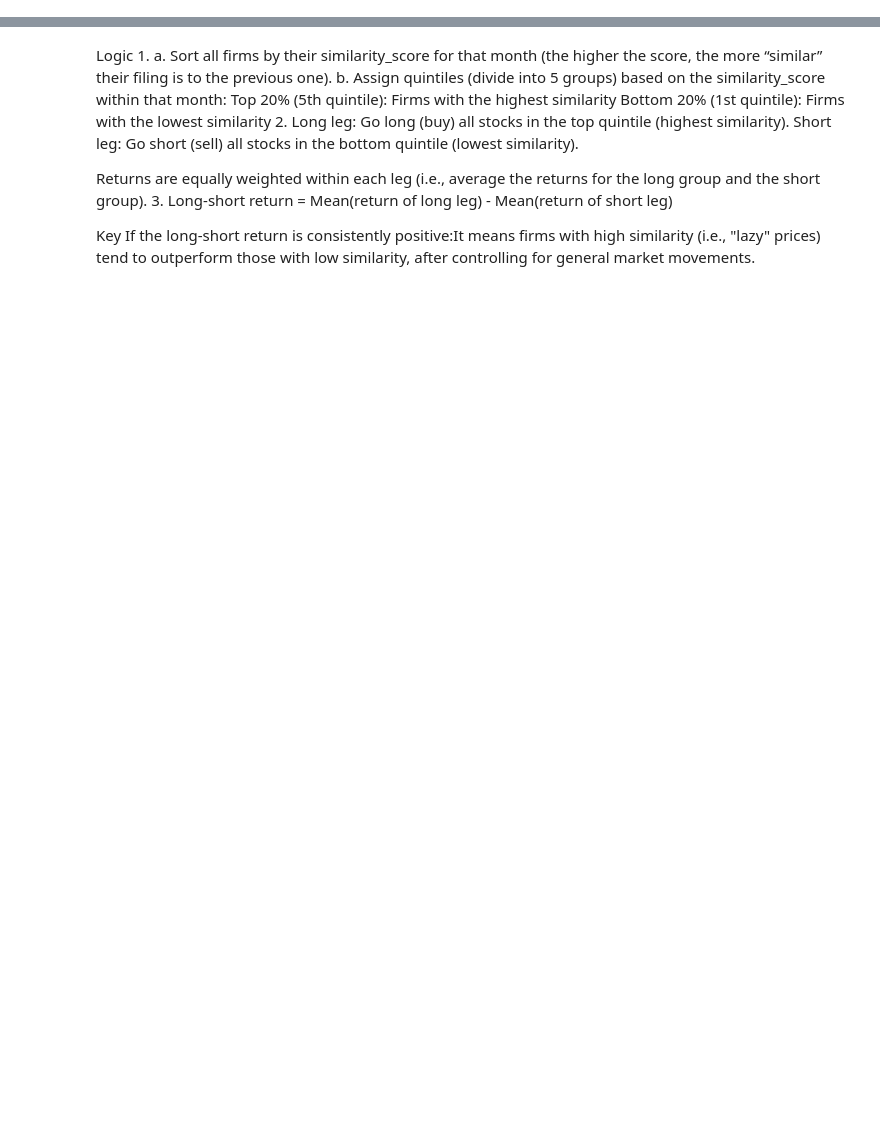
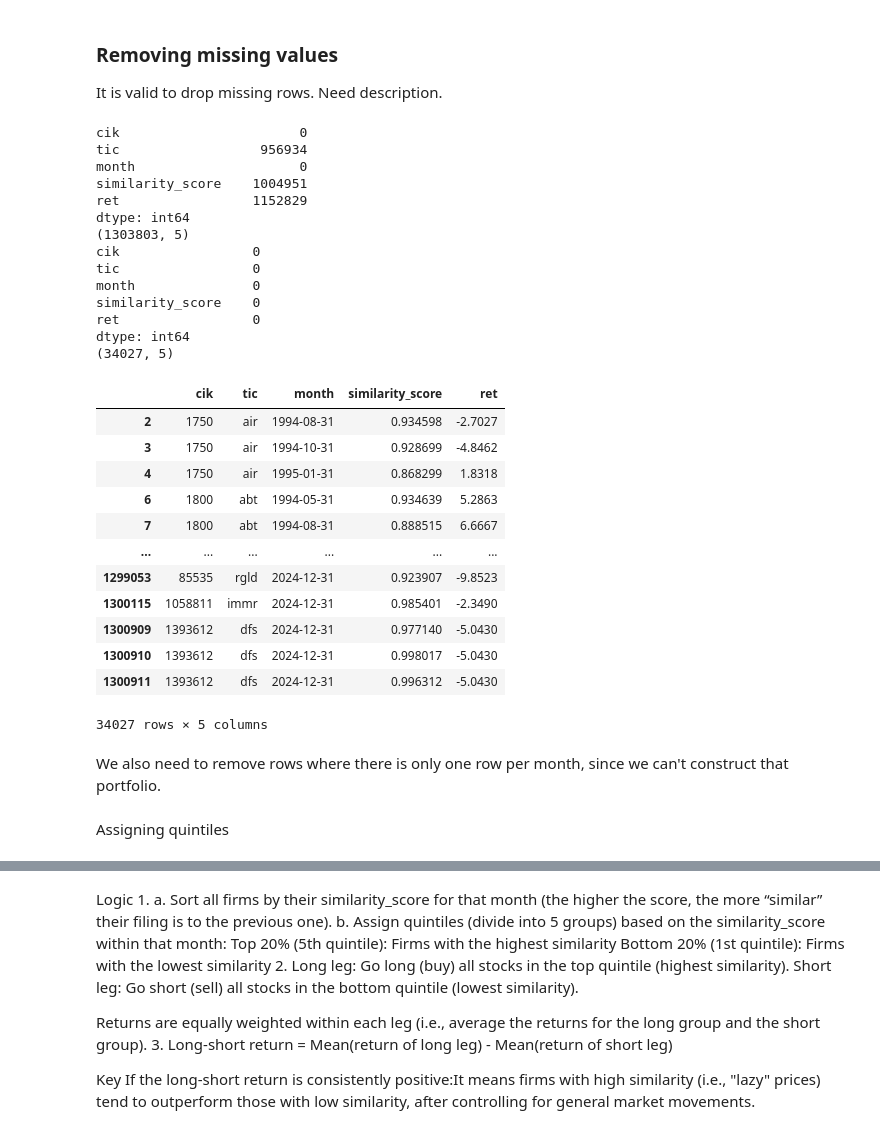
Before and after one commit to ank225git/lazy-prices_replication, a Jupyter notebook: code/portfolio_construction.ipynb, the cells around one changed output, grey strips where cells are left out. Drawn from its saved outputs; the diff is of its cells as text; code cells hidden in the pictures; blank space fills up the shorter version.

Commit message:
working on quintiles

```diff
--- a/code/portfolio_construction.ipynb
+++ b/code/portfolio_construction.ipynb
@@ -30,0 +35,46 @@ df
+# %% [markdown]
+### Removing missing values
+
+It is valid to drop missing rows. Need description.
+# %%
+print(df.isna().sum())
+print(df.shape)
+
+df = df.dropna(subset=['similarity_score'])
+df = df.dropna(subset=['tic'])
+df = df.dropna(subset=['ret'])
+
+print(df.isna().sum())
+print(df.shape)
+
+df
+# %% [output]
+cik                       0
+tic                  956934
+month                     0
+similarity_score    1004951
+ret                 1152829
+dtype: int64
+(1303803, 5)
+cik                 0
+tic                 0
+month               0
+similarity_score    0
+ret                 0
+dtype: int64
+(34027, 5)
+|  | cik | tic | month | similarity_score | ret |
+| 2 | 1750 | air | 1994-08-31 | 0.934598 | -2.7027 |
+| 3 | 1750 | air | 1994-10-31 | 0.928699 | -4.8462 |
+| 4 | 1750 | air | 1995-01-31 | 0.868299 | 1.8318 |
+| 6 | 1800 | abt | 1994-05-31 | 0.934639 | 5.2863 |
+| 7 | 1800 | abt | 1994-08-31 | 0.888515 | 6.6667 |
+| ... | ... | ... | ... | ... | ... |
+| 1299053 | 85535 | rgld | 2024-12-31 | 0.923907 | -9.8523 |
+| 1300115 | 1058811 | immr | 2024-12-31 | 0.985401 | -2.3490 |
+| 1300909 | 1393612 | dfs | 2024-12-31 | 0.977140 | -5.0430 |
+| 1300910 | 1393612 | dfs | 2024-12-31 | 0.998017 | -5.0430 |
+| 1300911 | 1393612 | dfs | 2024-12-31 | 0.996312 | -5.0430 |
+34027 rows × 5 columns
+# %% [markdown]
+We also need to remove rows where there is only one row per month, since we can't construct that portfolio.
@@ -31,3 +86,5 @@ df
+# %% [markdown]
+Assigning quintiles
 # %%
 # Assign quintiles within each month using similarity_score
 def assign_quintile(x):
```
Also changed, not shown: parts of 8 cells of this notebook, 2 other files.
